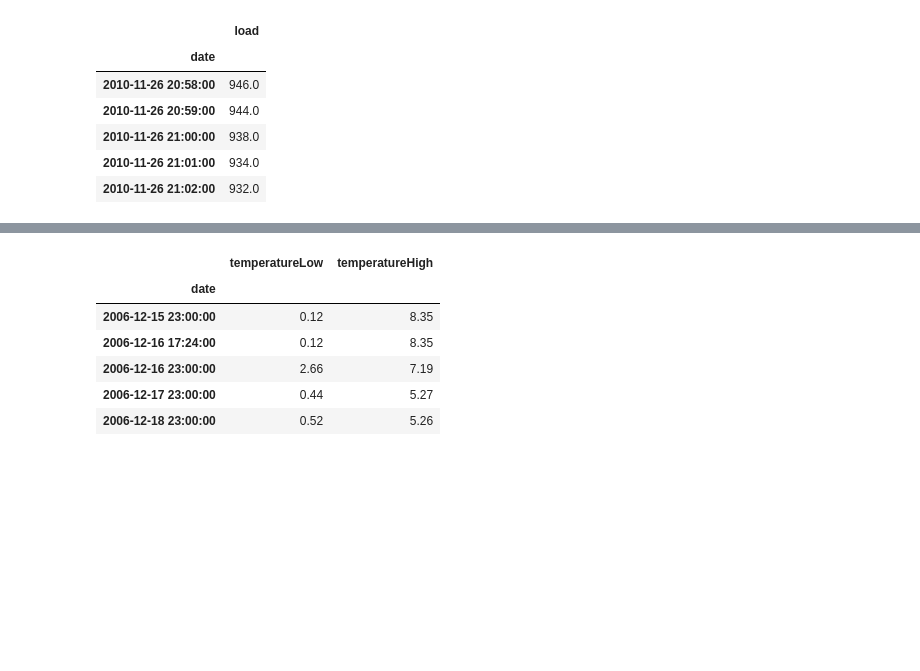
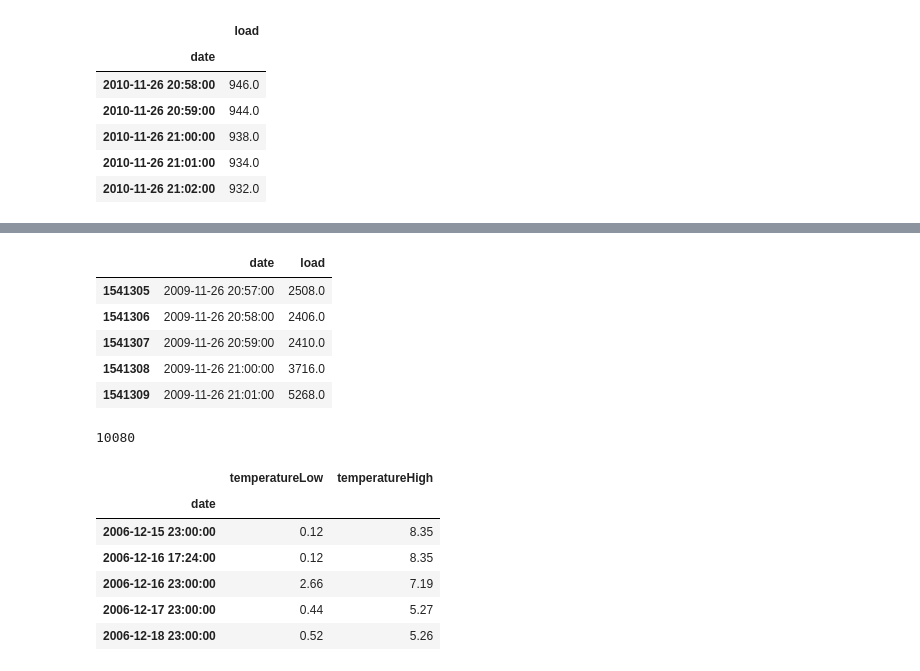
Before and after one commit to craft-ai/craft-ai-kit-energy, a Jupyter notebook: benchmark/uci_benchmark_prep.ipynb, the cells around one changed output, grey strips where cells are left out. Drawn from its saved outputs; the diff is of its cells as text; code cells hidden in the pictures; blank space fills up the shorter version.

```diff
--- a/benchmark/uci_benchmark_prep.ipynb
+++ b/benchmark/uci_benchmark_prep.ipynb
@@ -73,3 +87,16 @@ data.tail()
+# %%
+df[df['date'] < pd.to_datetime('2009-11-26 21:02:00')].tail()
+# %% [output]
+|  | date | load |
+| 1541305 | 2009-11-26 20:57:00 | 2508.0 |
+| 1541306 | 2009-11-26 20:58:00 | 2406.0 |
+| 1541307 | 2009-11-26 20:59:00 | 2410.0 |
+| 1541308 | 2009-11-26 21:00:00 | 3716.0 |
+| 1541309 | 2009-11-26 21:01:00 | 5268.0 |
+# %%
+60*24*7
+# %% [output]
+10080
 # %%
 #Adding temperature information
 temp = pd.read_json('provider/weather_cache_uci.json', convert_dates=['date'])
```
Also changed, not shown: parts of 4 cells of this notebook, 3 other files.
